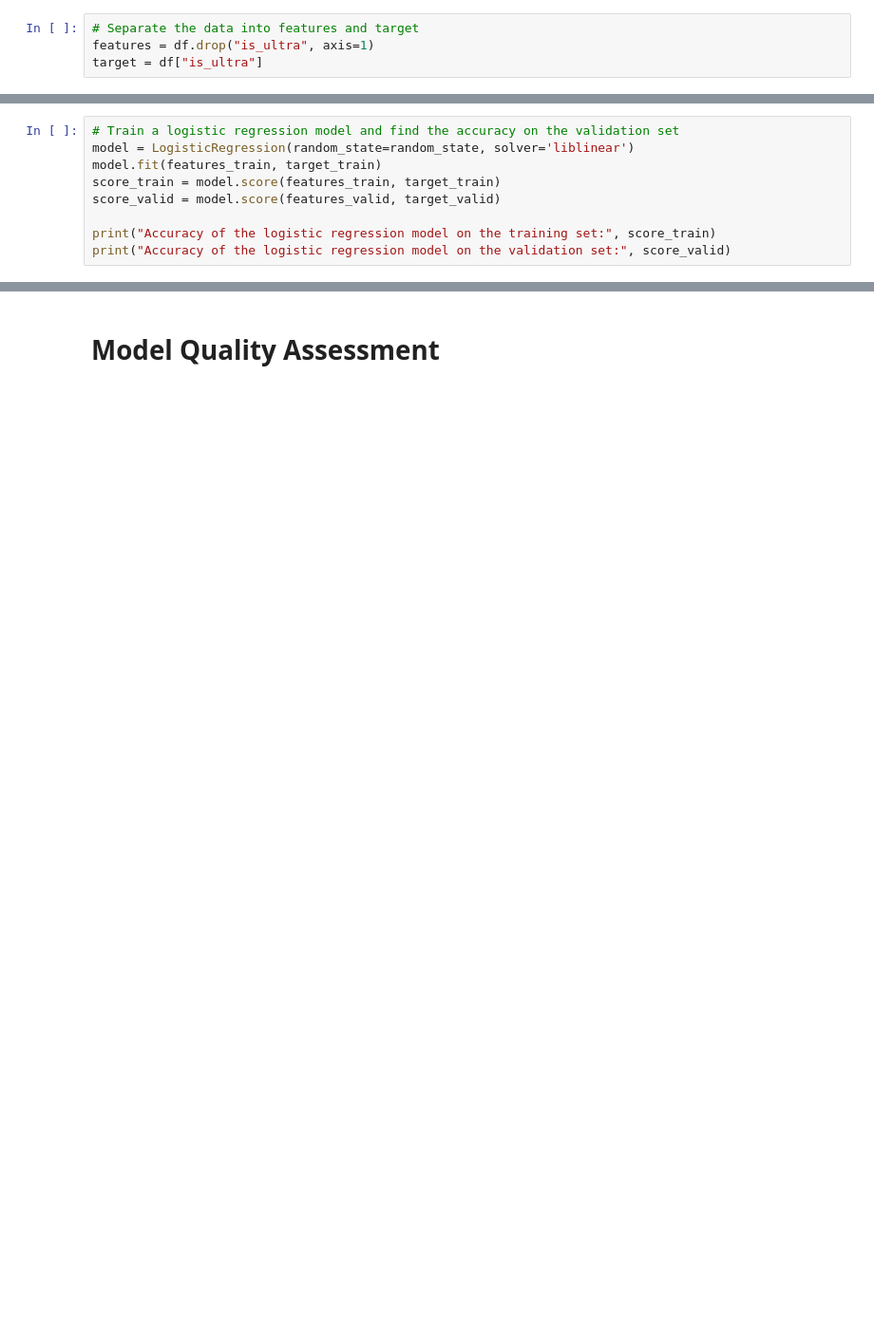
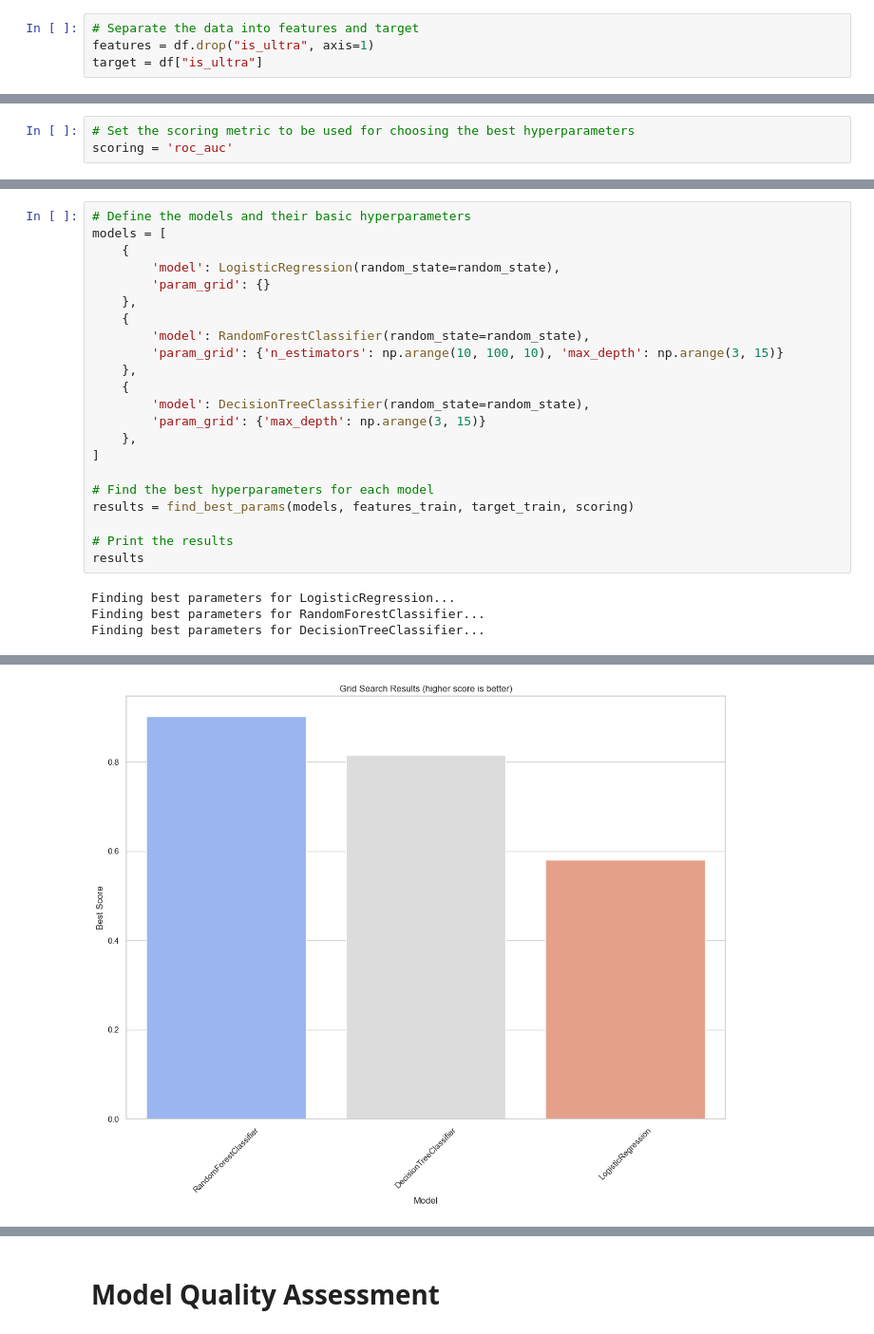
Before and after one commit to keneth4/ml_projects, a Jupyter notebook: ds/1. Plan recommender for telecommunications company.ipynb, the cells around one changed output, grey strips where cells are left out. Shown at 95% size. Saved outputs shown, nothing was run; the diff lists cells and outputs as text; blank space fills up the shorter version.

```diff
--- a/ds/1. Plan recommender for telecommunications company.ipynb
+++ b/ds/1. Plan recommender for telecommunications company.ipynb
@@ -115,9 +139,0 @@ Accuracy of the best model on the validation set: 0.7947122861586314
-# %%
-# Train a logistic regression model and find the accuracy on the validation set
-model = LogisticRegression(random_state=random_state, solver='liblinear')
-model.fit(features_train, target_train)
-score_train = model.score(features_train, target_train)
-score_valid = model.score(features_valid, target_valid)
-
-print("Accuracy of the logistic regression model on the training set:", score_train)
-print("Accuracy of the logistic regression model on the validation set:", score_valid)
@@ -135,0 +142,3 @@ The **`Decision Tree`** model with the hyperparameter `max_depth = 3` will be th
+# %%
+# Set the scoring metric to be used for choosing the best hyperparameters
+scoring = 'roc_auc'
@@ -135,0 +180,26 @@ The **`Decision Tree`** model with the hyperparameter `max_depth = 3` will be th
+# %%
+# Define the models and their basic hyperparameters
+models = [
+    {
+        'model': LogisticRegression(random_state=random_state),
+        'param_grid': {}
+    },
+    {
+        'model': RandomForestClassifier(random_state=random_state),
+        'param_grid': {'n_estimators': np.arange(10, 100, 10), 'max_depth': np.arange(3, 15)}
+    },
+    {
+        'model': DecisionTreeClassifier(random_state=random_state),
+        'param_grid': {'max_depth': np.arange(3, 15)}
+    },
+]
+
+# Find the best hyperparameters for each model
+results = find_best_params(models, features_train, target_train, scoring)
+
+# Print the results
+results
+# %% [output]
+Finding best parameters for LogisticRegression...
+Finding best parameters for RandomForestClassifier...
+Finding best parameters for DecisionTreeClassifier...
@@ -135,0 +210 @@ The **`Decision Tree`** model with the hyperparameter `max_depth = 3` will be th
+[figure, added]
```
Also changed, not shown: parts of 34 cells of this notebook.
